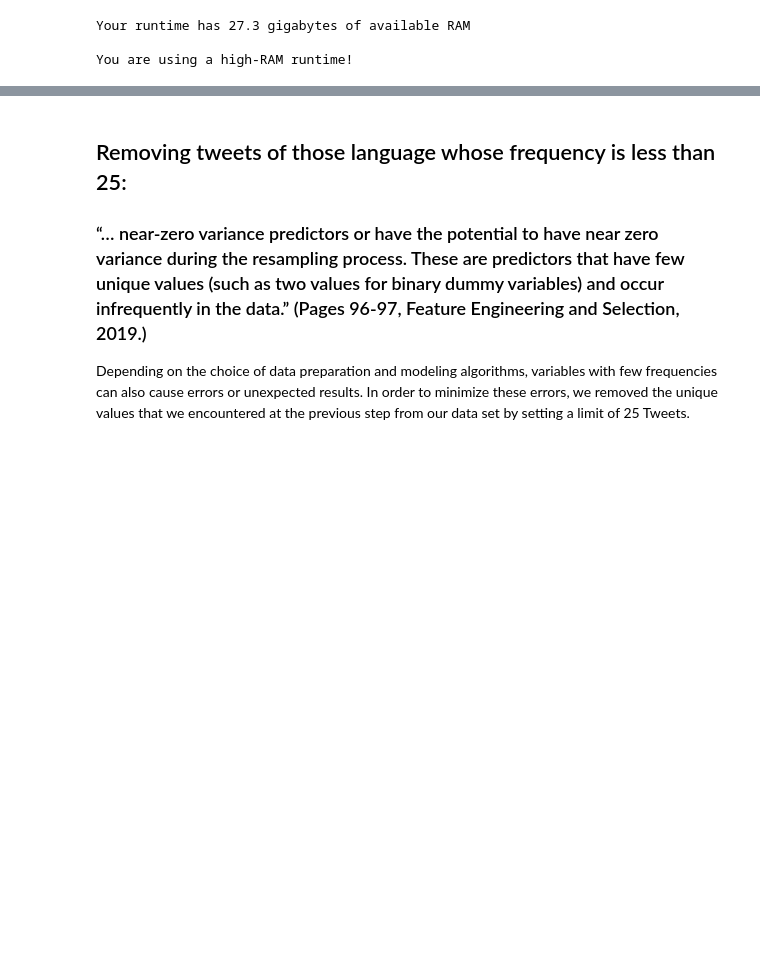
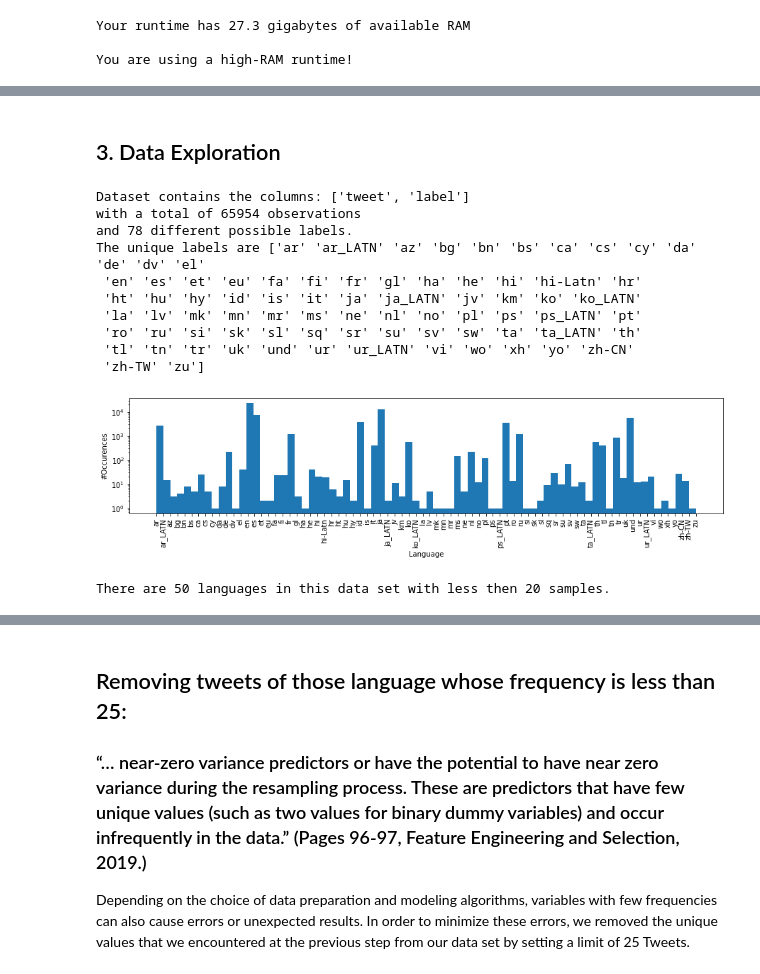
Before and after one commit to jan-kreischer/UZH_ML4NLP, a Jupyter notebook: Project-03/ex03_cnn_jan.ipynb, the cells around one changed output, grey strips where cells are left out. Saved outputs shown, nothing was run; the diff lists cells and outputs as text; code cells hidden in the pictures; blank space fills up the shorter version.

```diff
--- a/Project-03/ex03_cnn_jan.ipynb
+++ b/Project-03/ex03_cnn_jan.ipynb
@@ -158,7 +94,0 @@ array(['ar', 'ar_LATN', 'az', 'bg', 'bn', 'bs', 'ca', 'cs', 'cy', 'da',
-# %%
-language_count=df_train_dev.label.value_counts().reset_index()
-language_count
-df = pd.DataFrame(language_count)
-df.reset_index()
-df.columns = ['tweet_language', 'label']
-df
@@ -201,0 +118,2 @@ plt.ylim(ymin * scale_factor, ymax * scale_factor)
+# %%
+dataset = pd.concat([df_train, df_test], axis=0) # Merge into one dataset for the pre-processing
@@ -201,0 +124,2 @@ plt.ylim(ymin * scale_factor, ymax * scale_factor)
+# %%
+dataset = dataset.sample(frac=1).reset_index(drop=True) # Randomly shuffle the data
@@ -201,0 +140,17 @@ plt.ylim(ymin * scale_factor, ymax * scale_factor)
+# %% [markdown]
+## 3. Data Exploration
+# %%
+def data_exploration(df):
+  n_labels = len(np.unique(df["label"]))
+  df = df.sort_values('label')
+  print("Dataset contains the columns: {}".format(list(df.keys())))
+  print("with a total of {} observations".format(len(df)))
+  print("and {} different possible labels.".format(n_labels))
+  print("The unique labels are {}".format(df["label"].unique()))
+  plt.figure(figsize=(15, 3))
+  plt.hist(df["label"], bins=n_labels)
+  plt.xticks(rotation=90)
+  plt.yscale("log")
+  plt.xlabel("Language")
+  plt.ylabel("#Occurences")
+  plt.show()
@@ -201,0 +168,18 @@ plt.ylim(ymin * scale_factor, ymax * scale_factor)
+# %%
+data_exploration(dataset)
+# %% [output]
+Dataset contains the columns: ['tweet', 'label']
+with a total of 65954 observations
+and 78 different possible labels.
+The unique labels are ['ar' 'ar_LATN' 'az' 'bg' 'bn' 'bs' 'ca' 'cs' 'cy' 'da' 'de' 'dv' 'el'
+ 'en' 'es' 'et' 'eu' 'fa' 'fi' 'fr' 'gl' 'ha' 'he' 'hi' 'hi-Latn' 'hr'
+ 'ht' 'hu' 'hy' 'id' 'is' 'it' 'ja' 'ja_LATN' 'jv' 'km' 'ko' 'ko_LATN'
+ 'la' 'lv' 'mk' 'mn' 'mr' 'ms' 'ne' 'nl' 'no' 'pl' 'ps' 'ps_LATN' 'pt'
+ 'ro' 'ru' 'si' 'sk' 'sl' 'sq' 'sr' 'su' 'sv' 'sw' 'ta' 'ta_LATN' 'th'
+ 'tl' 'tn' 'tr' 'uk' 'und' 'ur' 'ur_LATN' 'vi' 'wo' 'xh' 'yo' 'zh-CN'
+ 'zh-TW' 'zu']
+[figure, added]
+# %%
+print_number_of_underrepresented_languages(dataset, TARGET_COLUMN, SAMPLE_THRESHOLD)
+# %% [output]
+There are 50 languages in this data set with less then 20 samples.
```
Also changed, not shown: parts of 35 cells of this notebook.
